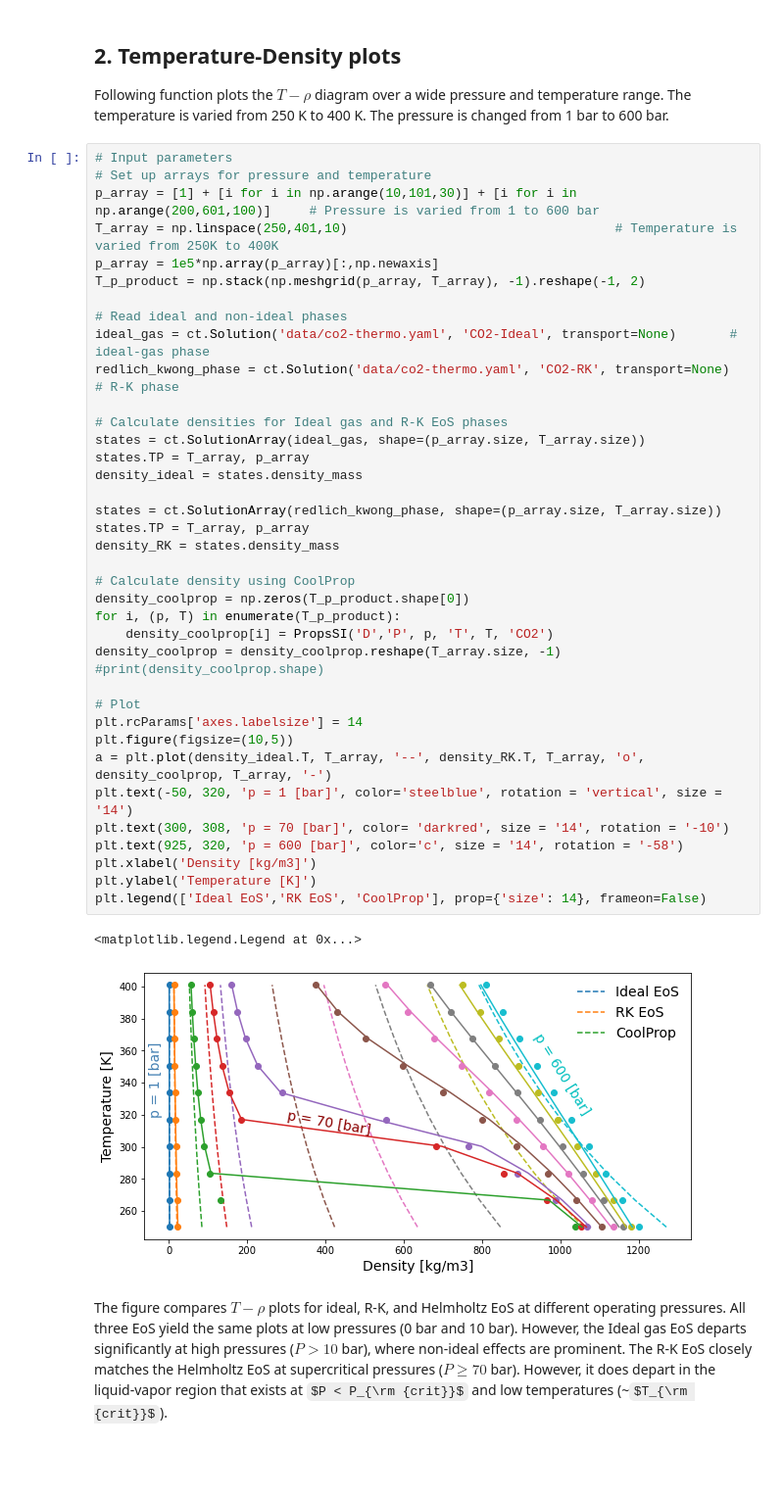
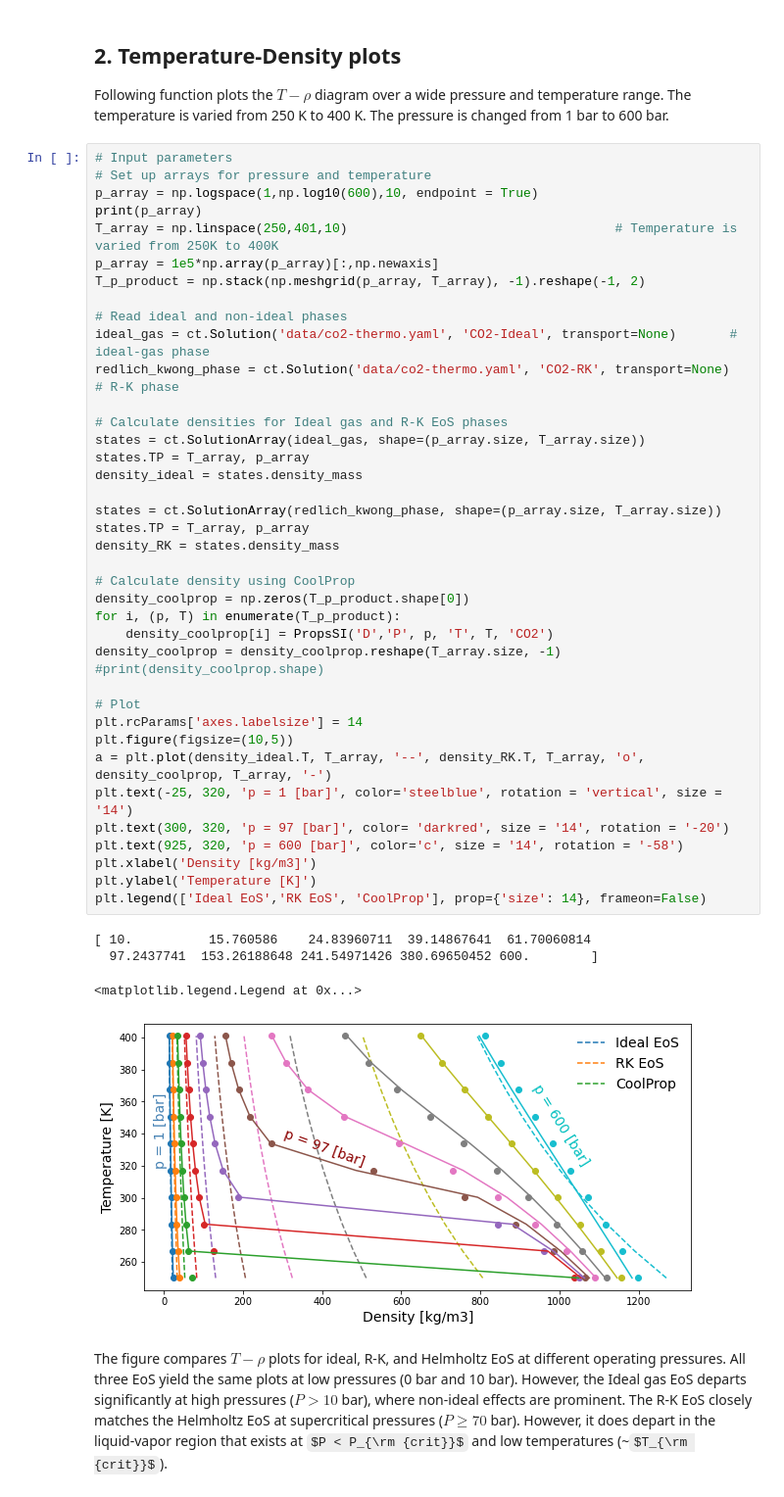
Before and after one commit to Cantera/cantera-jupyter, a Jupyter notebook: thermo/EquationsOfState.ipynb, the cells around one changed output. Shown at 98% size. Saved outputs shown, nothing was run; the diff lists cells and outputs as text; some formulas as TeX source; blank space fills up the shorter version.

Commit message:
Changing linspace to logspace for p_array

```diff
--- a/thermo/EquationsOfState.ipynb
+++ b/thermo/EquationsOfState.ipynb
@@ -153,43 +153,46 @@ Following function plots the $T-\rho$ diagram over a wide pressure and temperatu
 # %%
 # Input parameters
 # Set up arrays for pressure and temperature
-p_array = [1] + [i for i in np.arange(10,101,30)] + [i for i in np.arange(200,601,100)]     # Pressure is varied from 1 to 600 bar
+p_array = np.logspace(1,np.log10(600),10, endpoint = True)
+print(p_array)
 T_array = np.linspace(250,401,10)                                   # Temperature is varied from 250K to 400K
 p_array = 1e5*np.array(p_array)[:,np.newaxis]
 T_p_product = np.stack(np.meshgrid(p_array, T_array), -1).reshape(-1, 2)
 
 # Read ideal and non-ideal phases
 ideal_gas = ct.Solution('data/co2-thermo.yaml', 'CO2-Ideal', transport=None)       # ideal-gas phase
 redlich_kwong_phase = ct.Solution('data/co2-thermo.yaml', 'CO2-RK', transport=None)             # R-K phase
 
 # Calculate densities for Ideal gas and R-K EoS phases
 states = ct.SolutionArray(ideal_gas, shape=(p_array.size, T_array.size))
 states.TP = T_array, p_array
 density_ideal = states.density_mass
 
 states = ct.SolutionArray(redlich_kwong_phase, shape=(p_array.size, T_array.size))
 states.TP = T_array, p_array
 density_RK = states.density_mass
 
 # Calculate density using CoolProp
 density_coolprop = np.zeros(T_p_product.shape[0])
 for i, (p, T) in enumerate(T_p_product):
     density_coolprop[i] = PropsSI('D','P', p, 'T', T, 'CO2')
 density_coolprop = density_coolprop.reshape(T_array.size, -1)
 #print(density_coolprop.shape)
 
 # Plot
 plt.rcParams['axes.labelsize'] = 14
 plt.figure(figsize=(10,5))
 a = plt.plot(density_ideal.T, T_array, '--', density_RK.T, T_array, 'o', density_coolprop, T_array, '-')
-plt.text(-50, 320, 'p = 1 [bar]', color='steelblue', rotation = 'vertical', size = '14')
-plt.text(300, 308, 'p = 70 [bar]', color= 'darkred', size = '14', rotation = '-10')
+plt.text(-25, 320, 'p = 1 [bar]', color='steelblue', rotation = 'vertical', size = '14')
+plt.text(300, 320, 'p = 97 [bar]', color= 'darkred', size = '14', rotation = '-20')
 plt.text(925, 320, 'p = 600 [bar]', color='c', size = '14', rotation = '-58')
 plt.xlabel('Density [kg/m3]')
 plt.ylabel('Temperature [K]')
 plt.legend(['Ideal EoS','RK EoS', 'CoolProp'], prop={'size': 14}, frameon=False)
 # %% [output]
-<matplotlib.legend.Legend at 0x...>
+[ 10.          15.760586    24.83960711  39.14867641  61.70060814
+  97.2437741  153.26188648 241.54971426 380.69650452 600.        ]
+<matplotlib.legend.Legend at 0x...>
-[figure, old version]
+[figure, new version]
 # %% [markdown]
 The figure compares $T-\rho$ plots for ideal, R-K, and Helmholtz EoS at different operating pressures. All three EoS yield the same plots at low pressures (0 bar and 10 bar). However, the Ideal gas EoS departs significantly at high pressures ($P > 10$ bar), where non-ideal effects are prominent. The R-K EoS closely matches the Helmholtz EoS at supercritical pressures ($P \ge 70$ bar). However, it does depart in the liquid-vapor region that exists at $P < P_{\rm {crit}}$ and low temperatures (~$T_{\rm {crit}}$).
```
